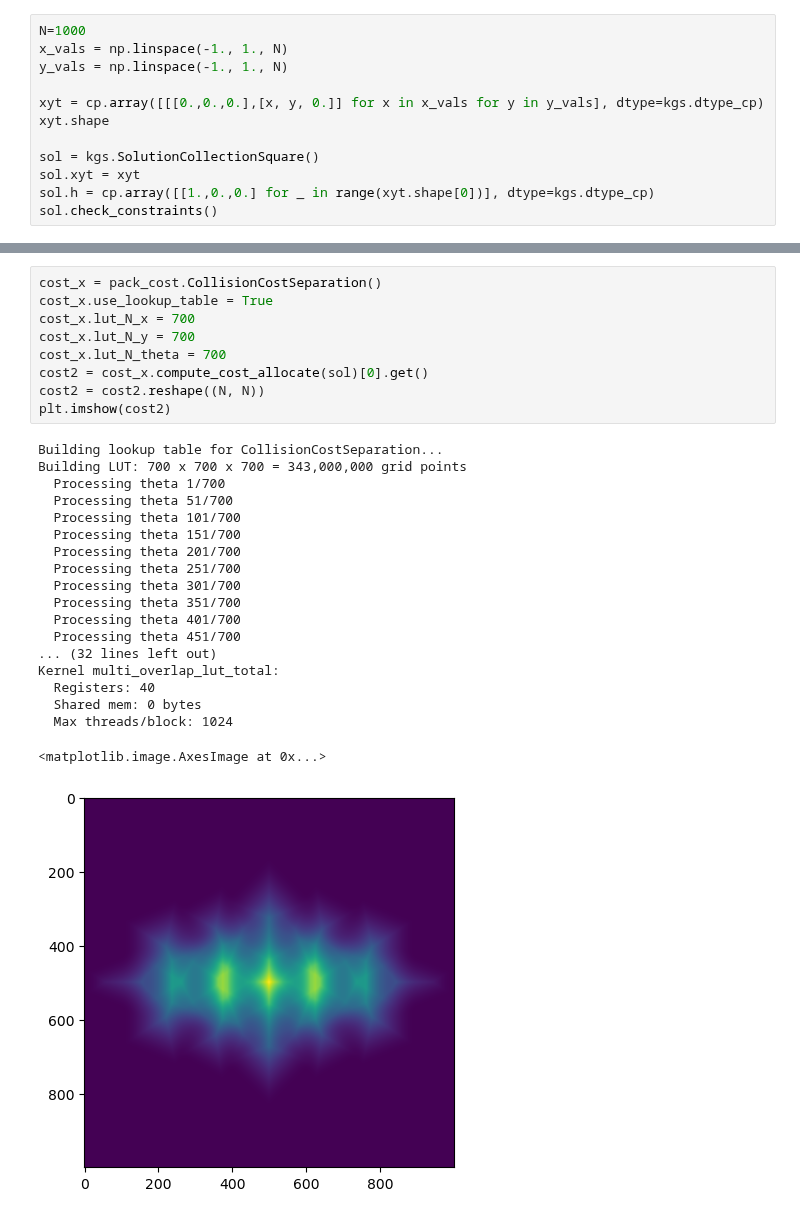
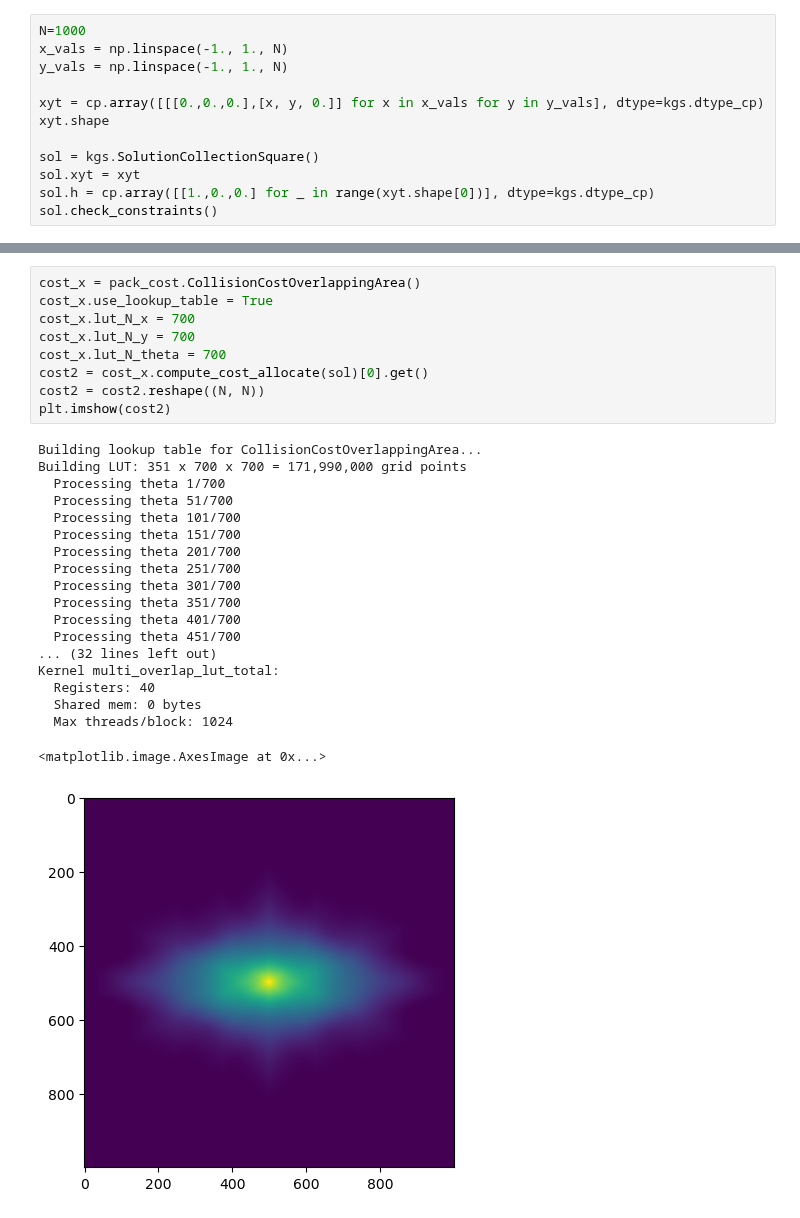
Before and after one commit to jcottaar/packing, a Jupyter notebook: analysis/test_lut copy.ipynb, the cells around one changed output, grey strips where cells are left out. Drawn from its saved outputs; the diff is of its cells as text.

```diff
--- a/analysis/test_lut copy.ipynb
+++ b/analysis/test_lut copy.ipynb
@@ -59,31 +59,31 @@ plt.imshow(cost1)
 # %%
-cost_x = pack_cost.CollisionCostSeparation()
+cost_x = pack_cost.CollisionCostOverlappingArea()
 cost_x.use_lookup_table = True
 cost_x.lut_N_x = 700
 cost_x.lut_N_y = 700
 cost_x.lut_N_theta = 700
 cost2 = cost_x.compute_cost_allocate(sol)[0].get()
 cost2 = cost2.reshape((N, N))
 plt.imshow(cost2)
 # %% [output]
-Building lookup table for CollisionCostSeparation...
-Building LUT: 700 x 700 x 700 = 343,000,000 grid points
+Building lookup table for CollisionCostOverlappingArea...
+Building LUT: 351 x 700 x 700 = 171,990,000 grid points
   Processing theta 1/700
   Processing theta 51/700
   Processing theta 101/700
   Processing theta 151/700
   Processing theta 201/700
   Processing theta 251/700
   Processing theta 301/700
   Processing theta 351/700
   Processing theta 401/700
   Processing theta 451/700
 ... (32 lines left out)
 Kernel multi_overlap_lut_total:
   Registers: 40
   Shared mem: 0 bytes
   Max threads/block: 1024
 <matplotlib.image.AxesImage at 0x...>
-[figure, old version]
+[figure, new version]
 # %%
 import pack_vis_sol
```
Also changed, not shown: parts of 7 cells of this notebook, 7 other files.
